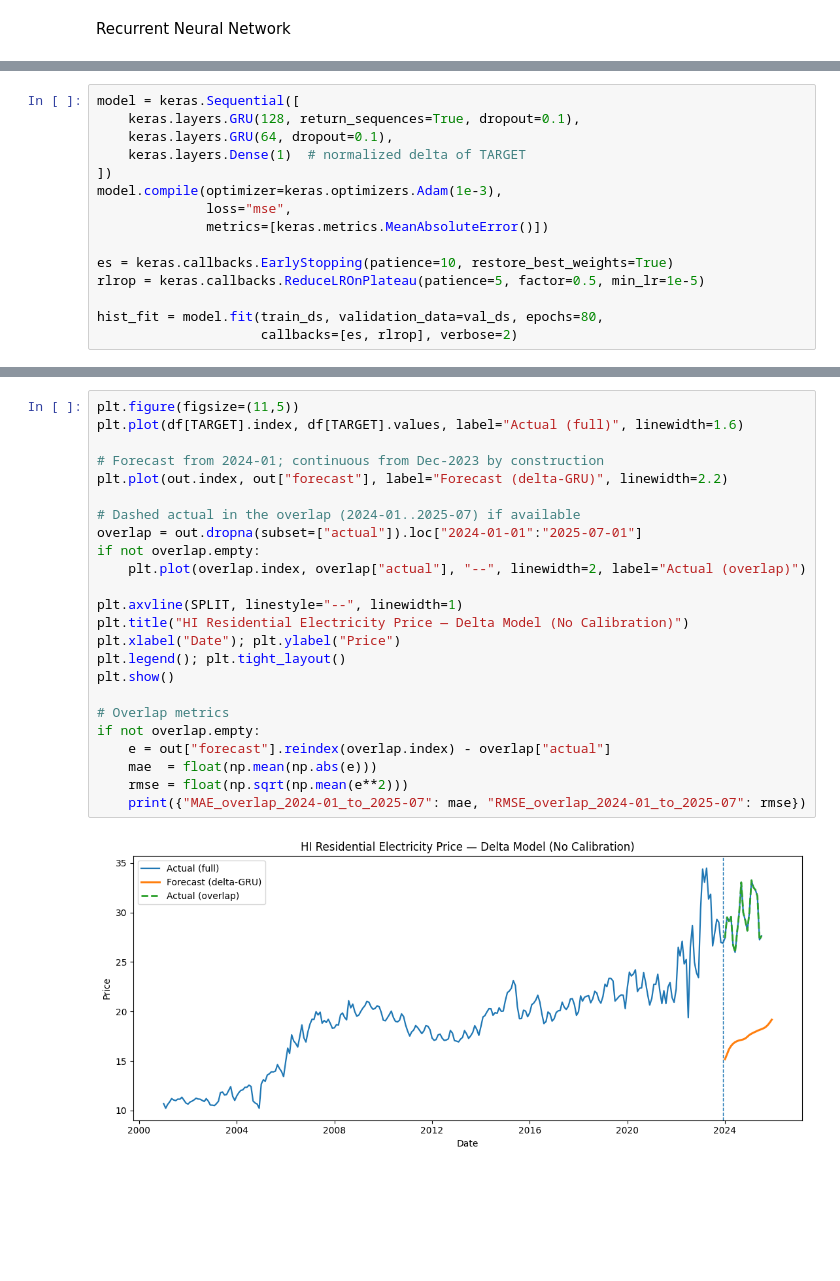
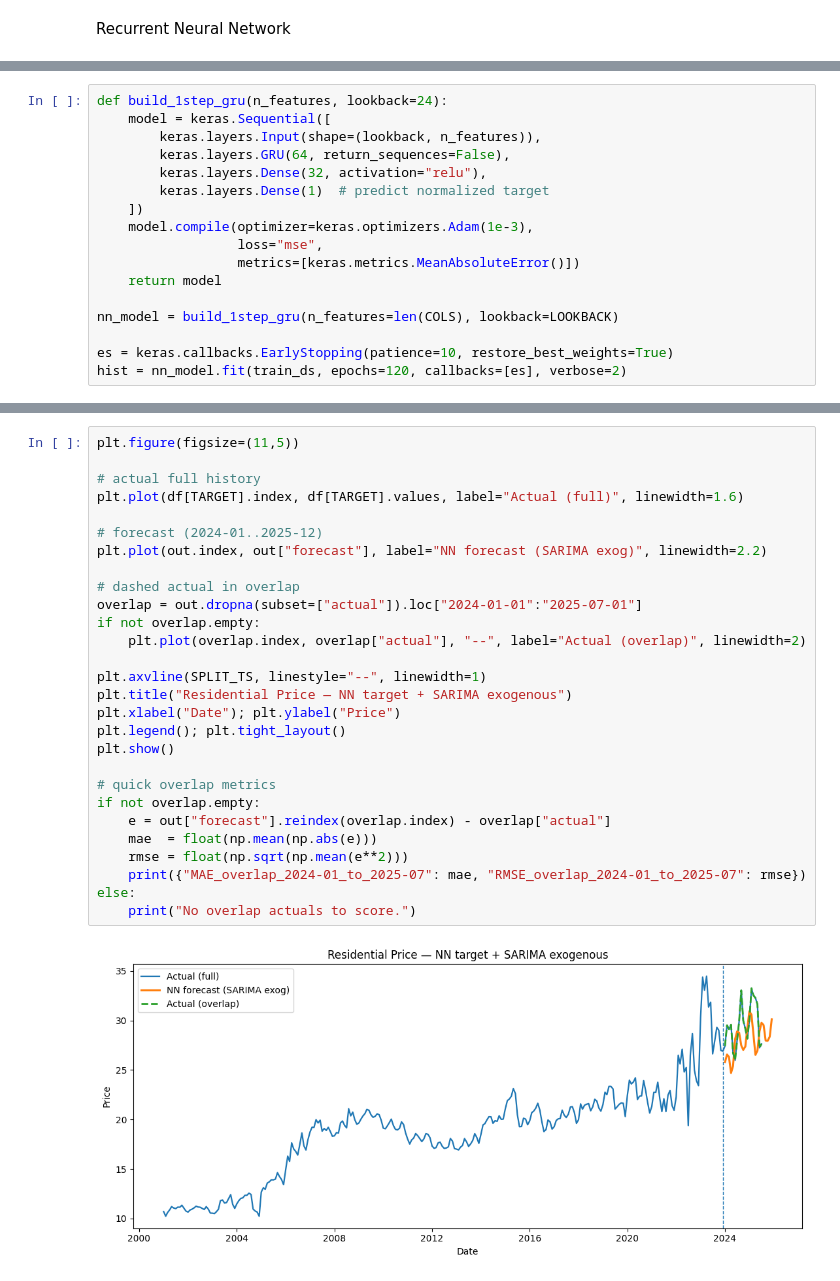
Before and after one commit to Erdos-Projects/fall-2025-forecasting-electricity-price, a Jupyter notebook: Gautam/RNN.ipynb, the cells around one changed output, grey strips where cells are left out. Saved outputs shown, nothing was run; the diff lists cells and outputs as text; blank space fills up the shorter version.

```diff
--- a/Gautam/RNN.ipynb
+++ b/Gautam/RNN.ipynb
@@ -168,16 +197,18 @@ val_ds   = make_dataset(val_df, y_all, batch_size=64)
 # %%
-model = keras.Sequential([
-    keras.layers.GRU(128, return_sequences=True, dropout=0.1),
-    keras.layers.GRU(64, dropout=0.1),
-    keras.layers.Dense(1)  # normalized delta of TARGET
-])
-model.compile(optimizer=keras.optimizers.Adam(1e-3),
-              loss="mse",
-              metrics=[keras.metrics.MeanAbsoluteError()])
+def build_1step_gru(n_features, lookback=24):
+    model = keras.Sequential([
+        keras.layers.Input(shape=(lookback, n_features)),
+        keras.layers.GRU(64, return_sequences=False),
+        keras.layers.Dense(32, activation="relu"),
+        keras.layers.Dense(1)  # predict normalized target
+    ])
+    model.compile(optimizer=keras.optimizers.Adam(1e-3),
+                  loss="mse",
+                  metrics=[keras.metrics.MeanAbsoluteError()])
+    return model
+
+nn_model = build_1step_gru(n_features=len(COLS), lookback=LOOKBACK)
 
 es = keras.callbacks.EarlyStopping(patience=10, restore_best_weights=True)
-rlrop = keras.callbacks.ReduceLROnPlateau(patience=5, factor=0.5, min_lr=1e-5)
-
-hist_fit = model.fit(train_ds, validation_data=val_ds, epochs=80,
-                     callbacks=[es, rlrop], verbose=2)
+hist = nn_model.fit(train_ds, epochs=120, callbacks=[es], verbose=2)
 # %% [output]
@@ -201,26 +306,30 @@ Epoch 17/80
 # %%
 plt.figure(figsize=(11,5))
+
+# actual full history
 plt.plot(df[TARGET].index, df[TARGET].values, label="Actual (full)", linewidth=1.6)
 
-# Forecast from 2024-01; continuous from Dec-2023 by construction
-plt.plot(out.index, out["forecast"], label="Forecast (delta-GRU)", linewidth=2.2)
+# forecast (2024-01..2025-12)
+plt.plot(out.index, out["forecast"], label="NN forecast (SARIMA exog)", linewidth=2.2)
 
-# Dashed actual in the overlap (2024-01..2025-07) if available
+# dashed actual in overlap
 overlap = out.dropna(subset=["actual"]).loc["2024-01-01":"2025-07-01"]
 if not overlap.empty:
-    plt.plot(overlap.index, overlap["actual"], "--", linewidth=2, label="Actual (overlap)")
+    plt.plot(overlap.index, overlap["actual"], "--", label="Actual (overlap)", linewidth=2)
 
-plt.axvline(SPLIT, linestyle="--", linewidth=1)
-plt.title("HI Residential Electricity Price — Delta Model (No Calibration)")
+plt.axvline(SPLIT_TS, linestyle="--", linewidth=1)
+plt.title("Residential Price — NN target + SARIMA exogenous")
 plt.xlabel("Date"); plt.ylabel("Price")
 plt.legend(); plt.tight_layout()
 plt.show()
 
-# Overlap metrics
+# quick overlap metrics
 if not overlap.empty:
     e = out["forecast"].reindex(overlap.index) - overlap["actual"]
     mae  = float(np.mean(np.abs(e)))
     rmse = float(np.sqrt(np.mean(e**2)))
     print({"MAE_overlap_2024-01_to_2025-07": mae, "RMSE_overlap_2024-01_to_2025-07": rmse})
+else:
+    print("No overlap actuals to score.")
 # %% [output]
-[figure, old version]
+[figure, new version]
```
Also changed, not shown: parts of 17 cells of this notebook.
